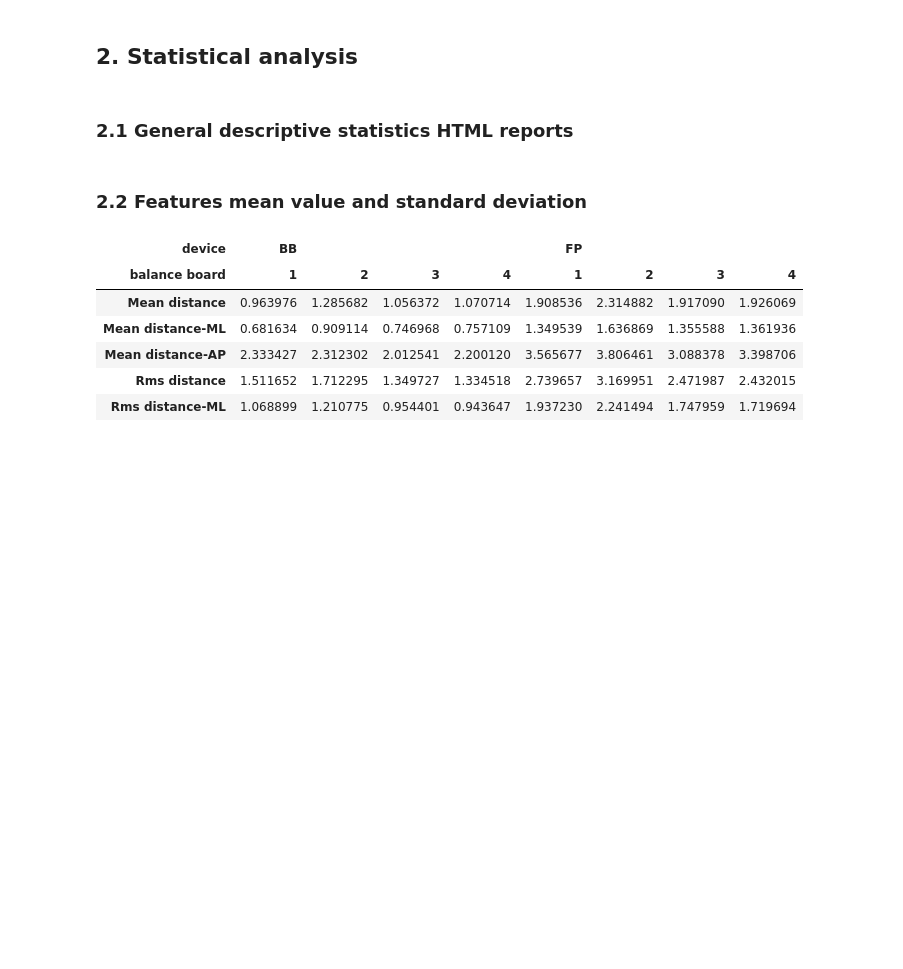
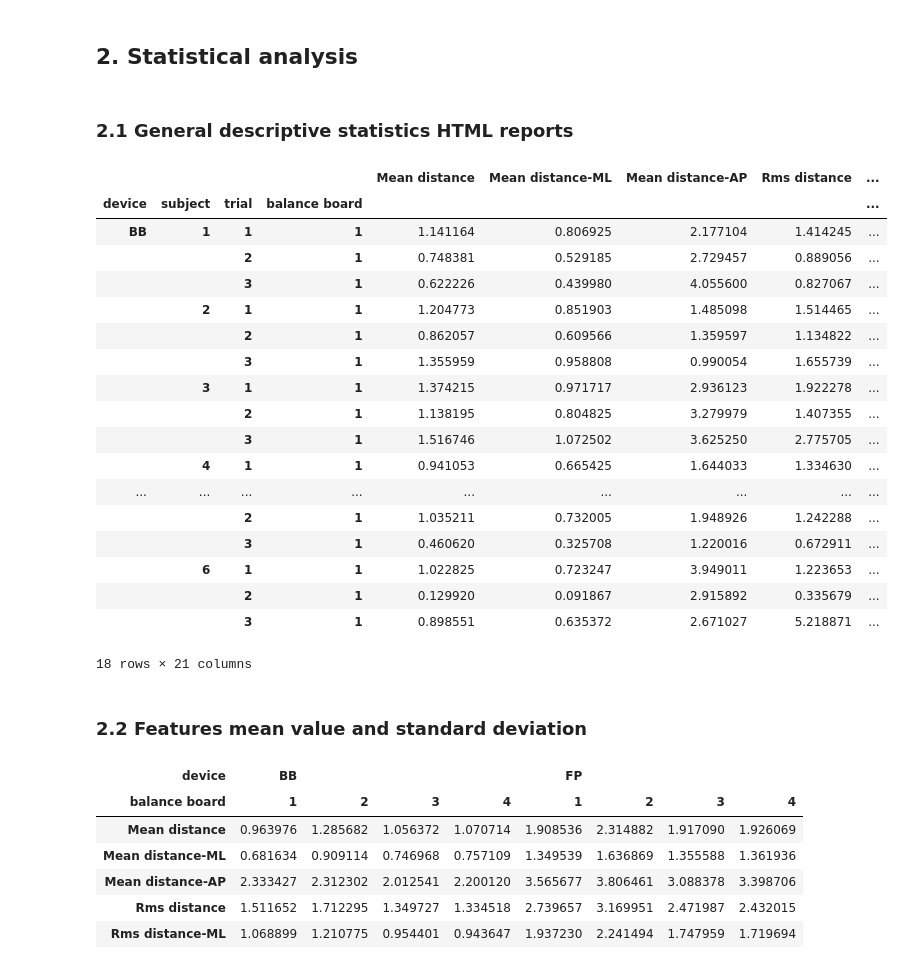
Before and after one commit to Antoninj/master_thesis, a Jupyter notebook: notebooks/feature_results_statistical_analysis.ipynb, the cells around one changed output. Drawn from its saved outputs; the diff is of its cells as text; code cells hidden in the pictures; blank space fills up the shorter version.

```diff
--- a/notebooks/feature_results_statistical_analysis.ipynb
+++ b/notebooks/feature_results_statistical_analysis.ipynb
@@ -173,6 +173,30 @@ fp_freq.head()
 ## 2. Statistical analysis
 # %% [markdown]
 ### 2.1 General descriptive statistics HTML reports
+# %%
+wbb_time.head()
+wbb_time.index.get_level_values(3)
+wbb_time.loc[(wbb_time.index.get_level_values(3)=="1")]
+# %% [output]
+|  |  |  |  | Mean distance | Mean distance-ML | Mean distance-AP | Rms distance | ... |
+| device | subject | trial | balance board |  |  |  |  | ... |
+| BB | 1 | 1 | 1 | 1.141164 | 0.806925 | 2.177104 | 1.414245 | ... |
+|  |  | 2 | 1 | 0.748381 | 0.529185 | 2.729457 | 0.889056 | ... |
+|  |  | 3 | 1 | 0.622226 | 0.439980 | 4.055600 | 0.827067 | ... |
+|  | 2 | 1 | 1 | 1.204773 | 0.851903 | 1.485098 | 1.514465 | ... |
+|  |  | 2 | 1 | 0.862057 | 0.609566 | 1.359597 | 1.134822 | ... |
+|  |  | 3 | 1 | 1.355959 | 0.958808 | 0.990054 | 1.655739 | ... |
+|  | 3 | 1 | 1 | 1.374215 | 0.971717 | 2.936123 | 1.922278 | ... |
+|  |  | 2 | 1 | 1.138195 | 0.804825 | 3.279979 | 1.407355 | ... |
+|  |  | 3 | 1 | 1.516746 | 1.072502 | 3.625250 | 2.775705 | ... |
+|  | 4 | 1 | 1 | 0.941053 | 0.665425 | 1.644033 | 1.334630 | ... |
+| ... | ... | ... | ... | ... | ... | ... | ... | ... |
+|  |  | 2 | 1 | 1.035211 | 0.732005 | 1.948926 | 1.242288 | ... |
+|  |  | 3 | 1 | 0.460620 | 0.325708 | 1.220016 | 0.672911 | ... |
+|  | 6 | 1 | 1 | 1.022825 | 0.723247 | 3.949011 | 1.223653 | ... |
+|  |  | 2 | 1 | 0.129920 | 0.091867 | 2.915892 | 0.335679 | ... |
+|  |  | 3 | 1 | 0.898551 | 0.635372 | 2.671027 | 5.218871 | ... |
+18 rows × 21 columns
 # %%
 outputfile = "/Users/Antonin/Documents/VUB/semester 4/thesis/validation study/notebooks/results/wbb_data_time_domain_report.html"
 df_profile = pandas_profiling.ProfileReport(wbb_time, bins=50)
```
Also changed, not shown: 3 other files.
